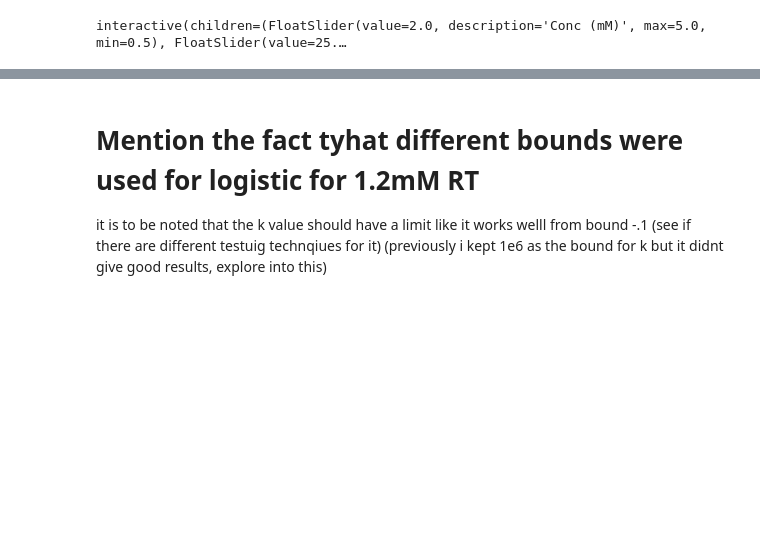
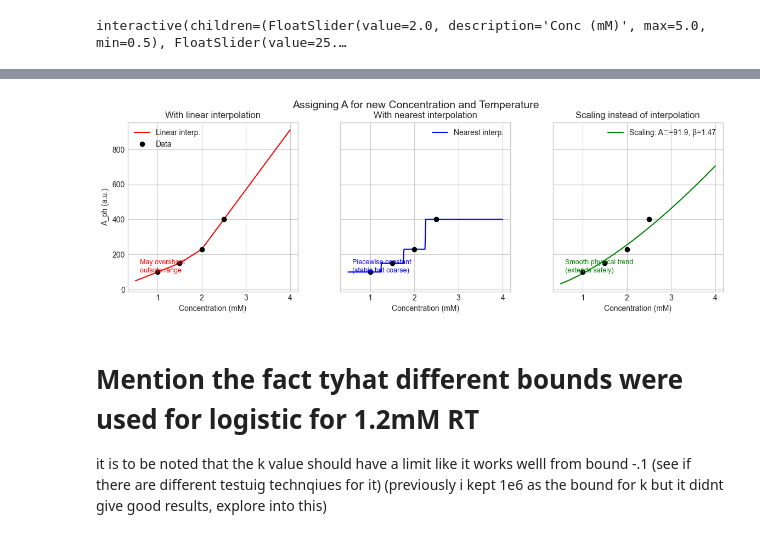
Before and after one commit to ChandrikaSethumadhavan/Master_Thesis, a Jupyter notebook: classical_model.ipynb, the cells around one changed output, grey strips where cells are left out. Cells and saved outputs as stored; diff of their text form; code cells hidden in the pictures; blank space fills up the shorter version.

Commit message:
finalised classical model for now

```diff
--- a/classical_model.ipynb
+++ b/classical_model.ipynb
@@ -360,3 +550,63 @@ interactive(children=(FloatSlider(value=2.0, description='Conc (mM)', max=5.0, m
+# %%
+import numpy as np
+import matplotlib.pyplot as plt
+from scipy.interpolate import interp1d
+
+# --- Synthetic "experimental" data ---
+C = np.array([1.0, 1.5, 2.0, 2.5])      # concentration (mM)
+A = np.array([100, 150, 230, 400])      # pre-exponential factor (arbitrary units)
+
+# --- Target range for visualization ---
+C_new = np.linspace(0.5, 4.0, 200)
+
+# --- Linear interpolation (extrapolation allowed) ---
+f_linear = interp1d(C, A, kind='linear', fill_value='extrapolate')
+A_linear = f_linear(C_new)
+
+# --- Nearest interpolation ---
+f_nearest = interp1d(C, A, kind='nearest', fill_value='extrapolate')
+A_nearest = f_nearest(C_new)
+
+# --- Scaling / power-law model ---
+# Fit a simple power law: A = A0 * C^beta
+logC, logA = np.log(C), np.log(A)
+beta, logA0 = np.polyfit(logC, logA, 1)
+A0 = np.exp(logA0)
+A_scale = A0 * C_new**beta
+
+# --- Plot ---
+fig, axs = plt.subplots(1, 3, figsize=(14, 4), sharey=True)
+plt.subplots_adjust(wspace=0.25)
+
+# Linear
+axs[0].plot(C_new, A_linear, 'r-', label='Linear interp.')
+axs[0].plot(C, A, 'ko', label='Data')
+axs[0].set_title("With linear interpolation")
+axs[0].text(0.6, 100, "May overshoot\noutside range", fontsize=9, color='red')
+axs[0].set_xlabel("Concentration (mM)")
+axs[0].set_ylabel("A_ph (a.u.)")
+axs[0].legend()
+
+# Nearest
+axs[1].plot(C_new, A_nearest, 'b-', label='Nearest interp.')
+axs[1].plot(C, A, 'ko')
+axs[1].set_title("With nearest interpolation")
+axs[1].text(0.6, 100, "Piecewise constant\n(stable but coarse)", fontsize=9, color='blue')
+axs[1].set_xlabel("Concentration (mM)")
+axs[1].legend()
+
+# Scaling
+axs[2].plot(C_new, A_scale, 'g-', label=f"Scaling: A₀={A0:.1f}, β={beta:.2f}")
+axs[2].plot(C, A, 'ko')
+axs[2].set_title("Scaling instead of interpolation")
+axs[2].text(0.6, 100, "Smooth physical trend\n(extends safely)", fontsize=9, color='green')
+axs[2].set_xlabel("Concentration (mM)")
+axs[2].legend()
+
+plt.suptitle("Assigning A for new Concentration and Temperature", fontsize=14)
+plt.show()
+# %% [output]
+[figure, added]
 # %% [markdown]
 # Mention the fact tyhat different bounds were used for logistic for 1.2mM RT
 
```
Also changed, not shown: parts of 13 cells of this notebook.
